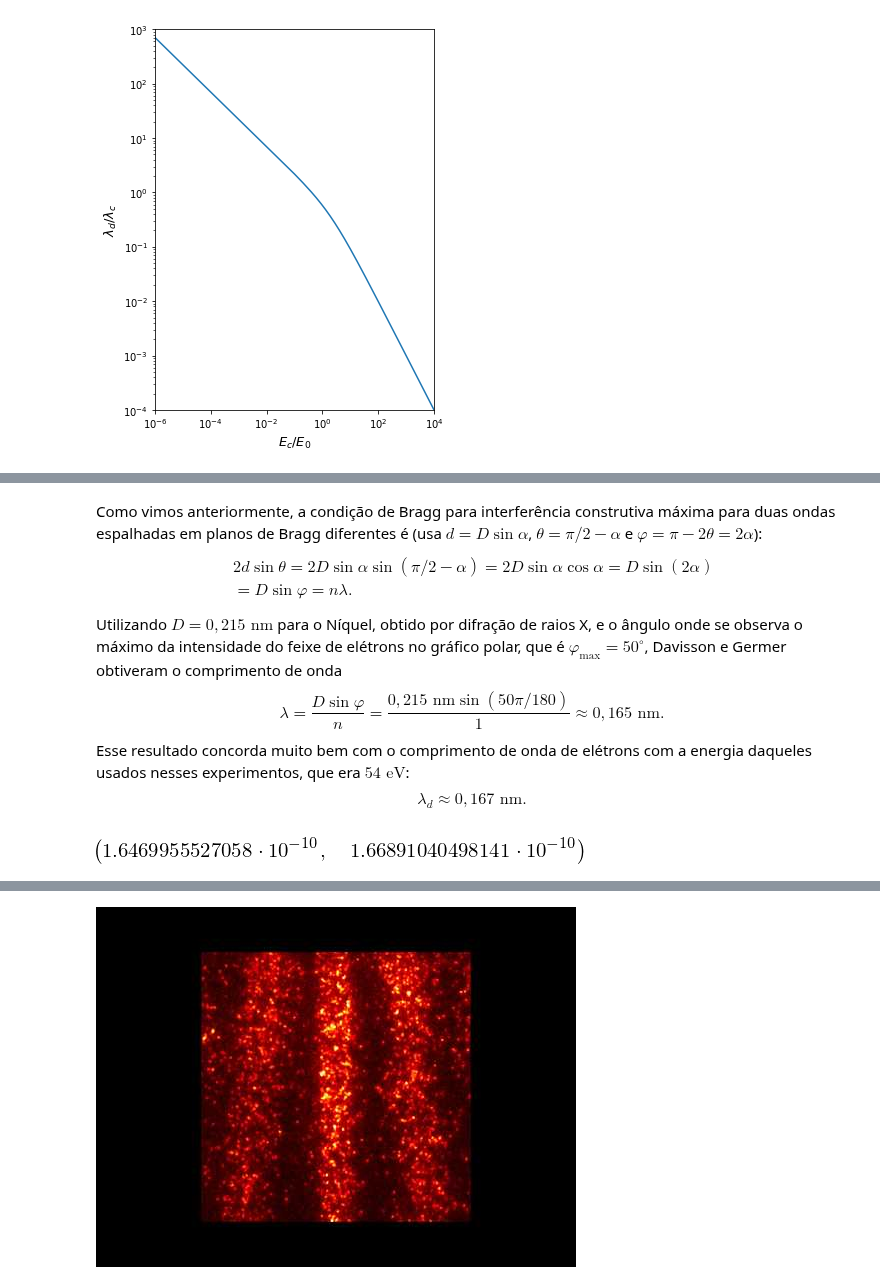
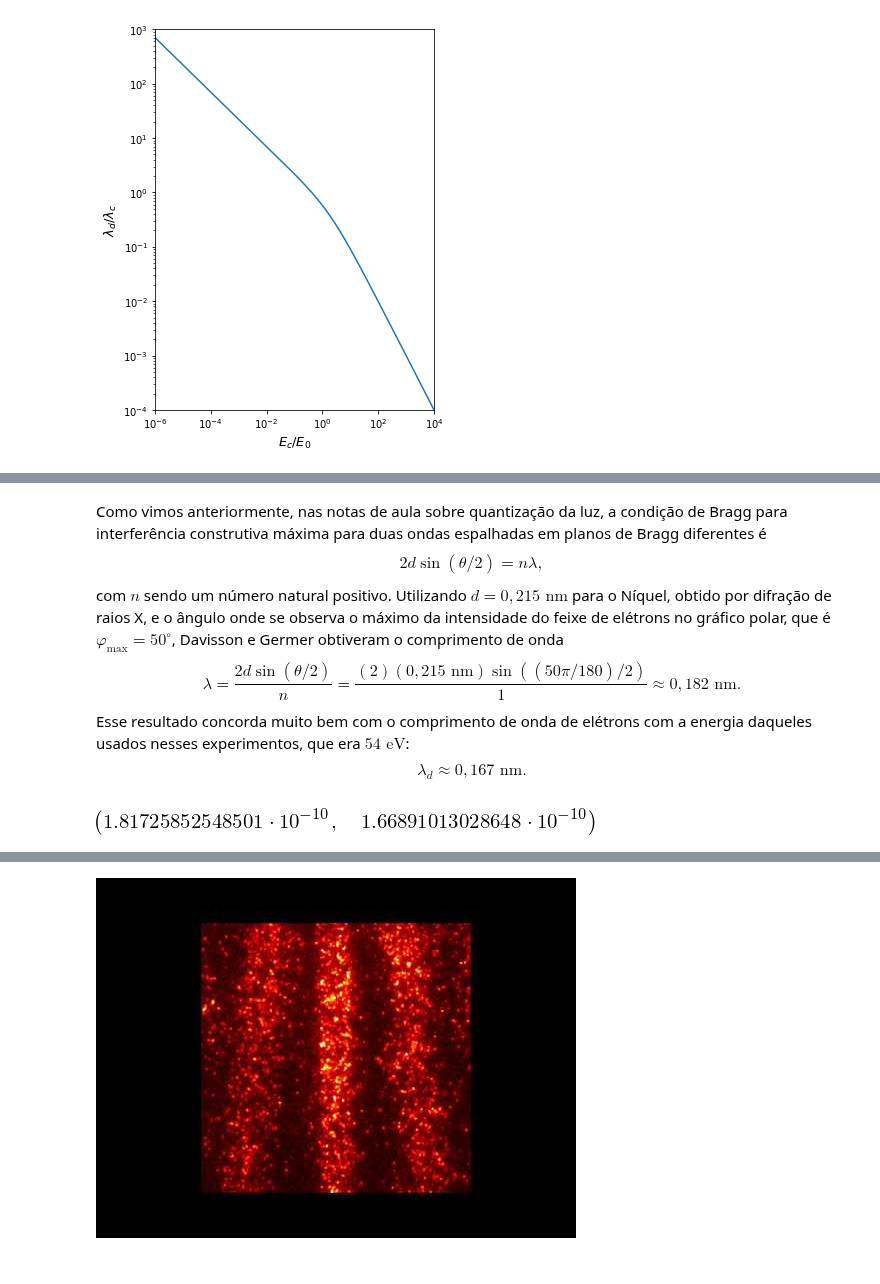
Before and after one commit to jonasmaziero/mecanica_quantica_1900-1925, a Jupyter notebook: 05_de_broglie.ipynb, the cells around one changed output, grey strips where cells are left out. Drawn from its saved outputs; the diff is of its cells as text; code cells hidden in the pictures.

```diff
--- a/05_de_broglie.ipynb
+++ b/05_de_broglie.ipynb
@@ -188,20 +185,19 @@ Como visto no exemplo acima, elétrons lentos possuem comprimento de onda de de
 # %% [markdown]
-Como vimos anteriormente, a condição de Bragg para interferência construtiva máxima para duas ondas espalhadas em planos de Bragg diferentes é (usa $d=D\sin\alpha$, $\theta=\pi/2-\alpha$ e $\varphi=\pi-2\theta=2\alpha$):
-\begin{align}
-& 2d\sin\theta = 2D\sin\alpha\sin(\pi/2-\alpha) = 2D\sin\alpha\cos\alpha = D\sin(2\alpha) \\
-& = D\sin\varphi=n\lambda.
-\end{align}
-Utilizando $D=0,215\text{ nm}$ para o Níquel, obtido por difração de raios X, e o ângulo onde se observa o máximo da intensidade do feixe de elétrons no gráfico polar, que é $\varphi_{\max}=50^{\circ}$, Davisson e Germer obtiveram o comprimento de onda
+Como vimos anteriormente, nas notas de aula sobre quantização da luz, a condição de Bragg para interferência construtiva máxima para duas ondas espalhadas em planos de Bragg diferentes é
 \begin{equation}
-\lambda = \frac{D\sin\varphi}{n} = \frac{0,215\text{ nm}\sin(50\pi/180)}{1} \approx 0,165\text{ nm}.
+2d\sin(\theta/2) =n\lambda,
+\end{equation}
+com $n$ sendo um número natural positivo. Utilizando $d=0,215\text{ nm}$ para o Níquel, obtido por difração de raios X, e o ângulo onde se observa o máximo da intensidade do feixe de elétrons no gráfico polar, que é $\varphi_{\max}=50^{\circ}$, Davisson e Germer obtiveram o comprimento de onda
+\begin{equation}
+\lambda = \frac{2d\sin(\theta/2)}{n} = \frac{(2)(0,215\text{ nm})\sin((50\pi/180)/2)}{1} \approx 0,182\text{ nm}.
 \end{equation}
 Esse resultado concorda muito bem com o comprimento de onda de elétrons com a energia daqueles usados nesses experimentos, que era $54\text{ eV}$:
 \begin{equation}
 \lambda_{d} \approx 0,167\text{ nm}.
 \end{equation}
 # %%
-0.215*10**-9*sin(50*math.pi/180), debrogliel(me,54)
+2*0.215*10**-9*sin((50*math.pi/180)/2), debrogliel(me,54)
 # %% [output]
-[figure, old version]
+[figure, new version]
 # %% [markdown]
 ### Experimento de dupla fenda com moléculas grandes
```
Also changed, not shown: parts of 24 cells of this notebook, 4 other files.
